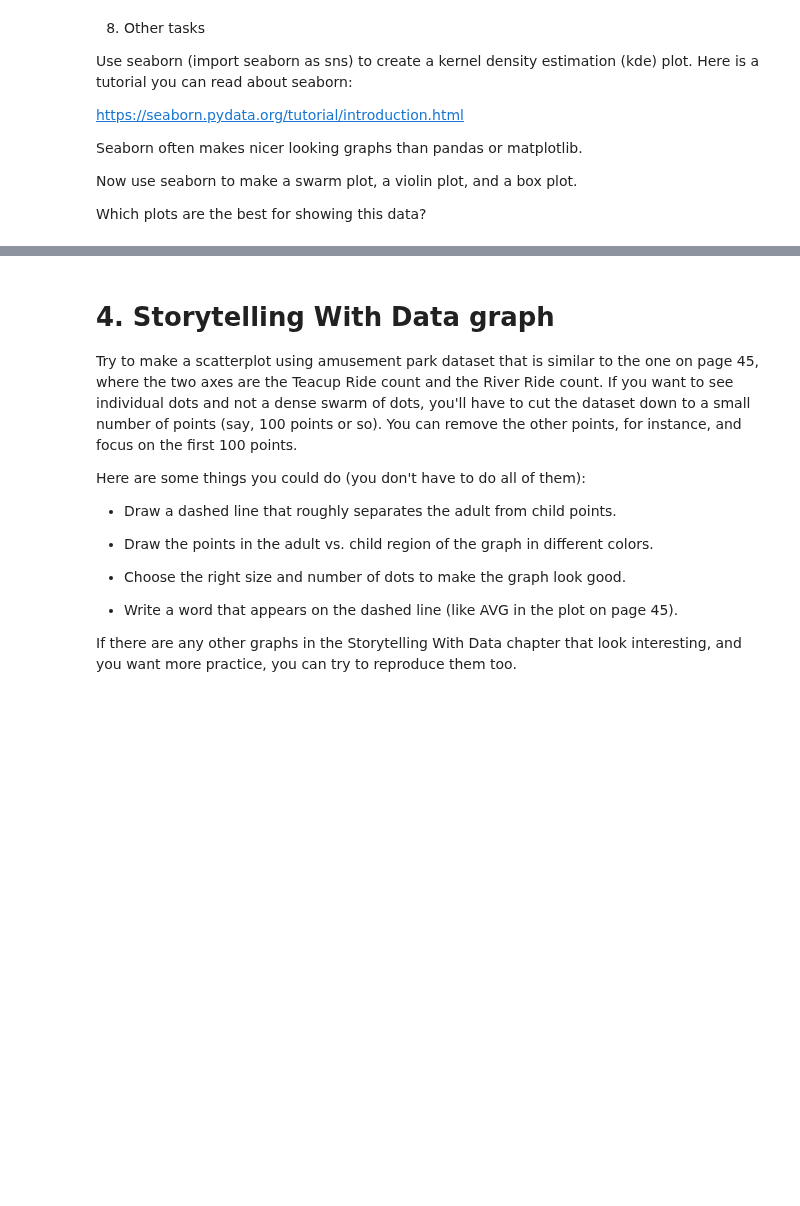
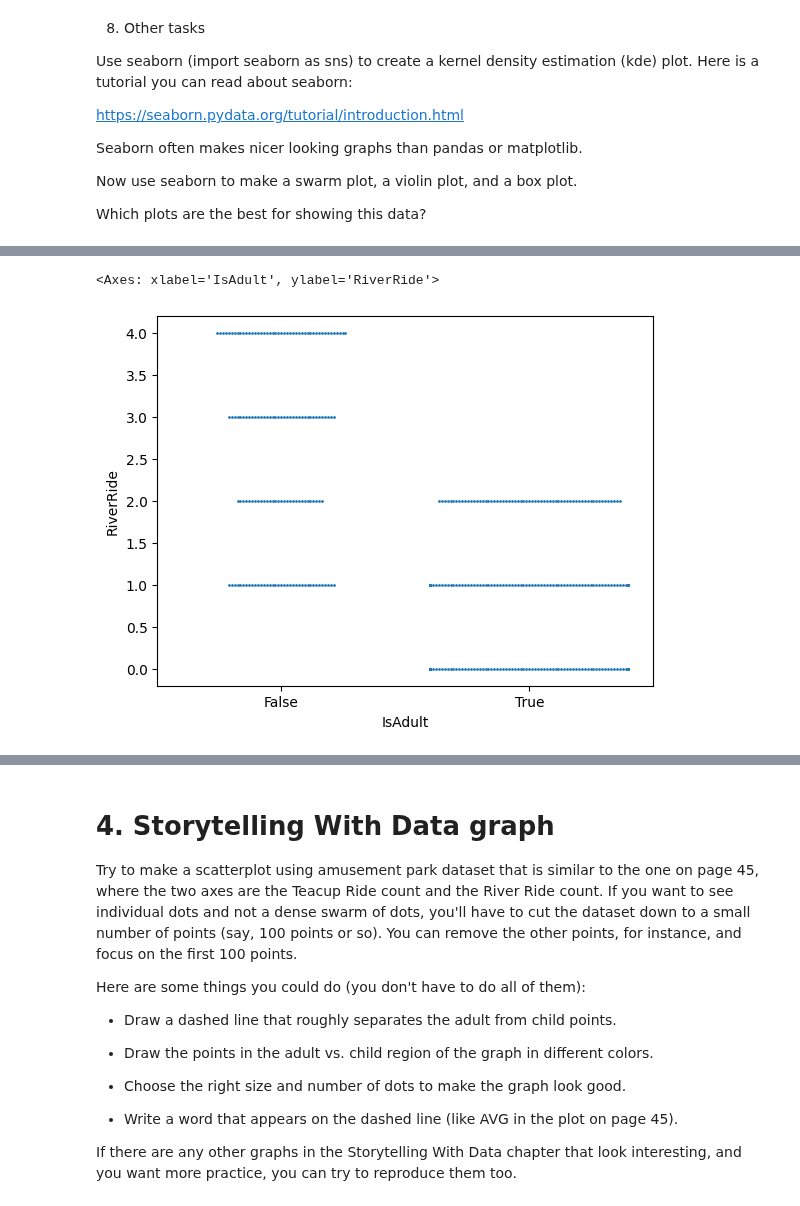
Before and after one commit to alr6qr/2025-spring-B2, a Jupyter notebook: Week3.ipynb, the cells around one changed output, grey strips where cells are left out. Saved outputs shown, nothing was run; the diff lists cells and outputs as text; code cells hidden in the pictures; blank space fills up the shorter version.

```diff
--- a/Week3.ipynb
+++ b/Week3.ipynb
@@ -323,0 +362,8 @@ Which plots are the best for showing this data?
+# %%
+# Swarm Plot (Sampled Data)
+
+sample_data = df.sample(500, random_state=42)
+sns.swarmplot(data=sample_data, x='IsAdult', y='RiverRide', size=2)
+# %% [output]
+<Axes: xlabel='IsAdult', ylabel='RiverRide'>
+[figure, added]
```
Also changed, not shown: parts of 7 cells of this notebook, 4 other files.
